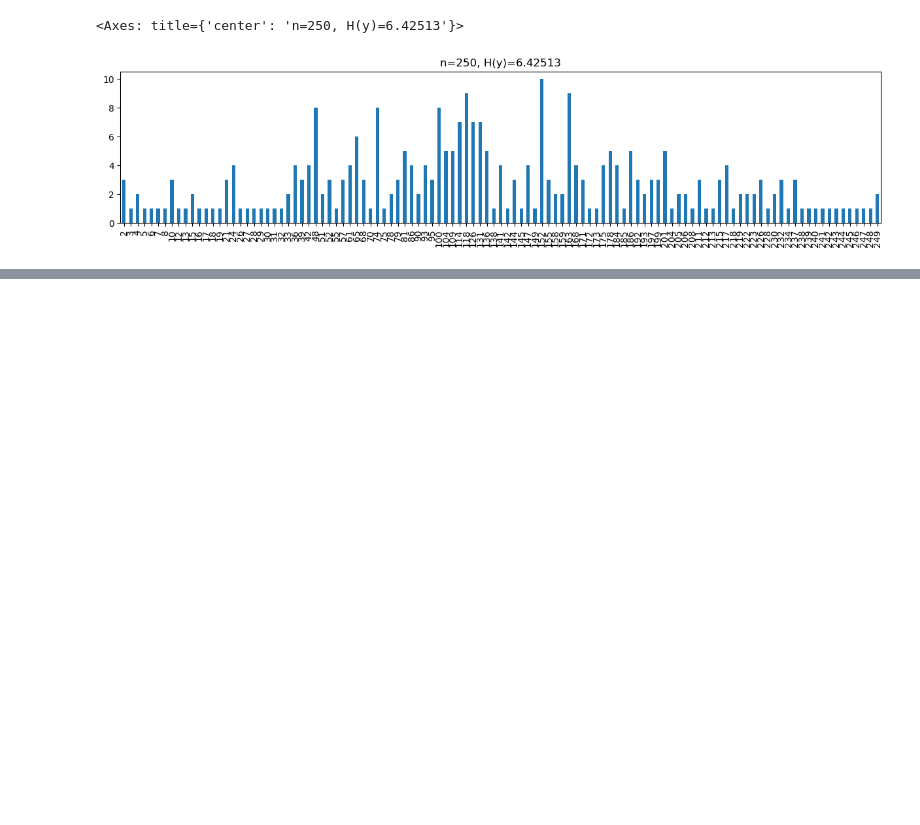
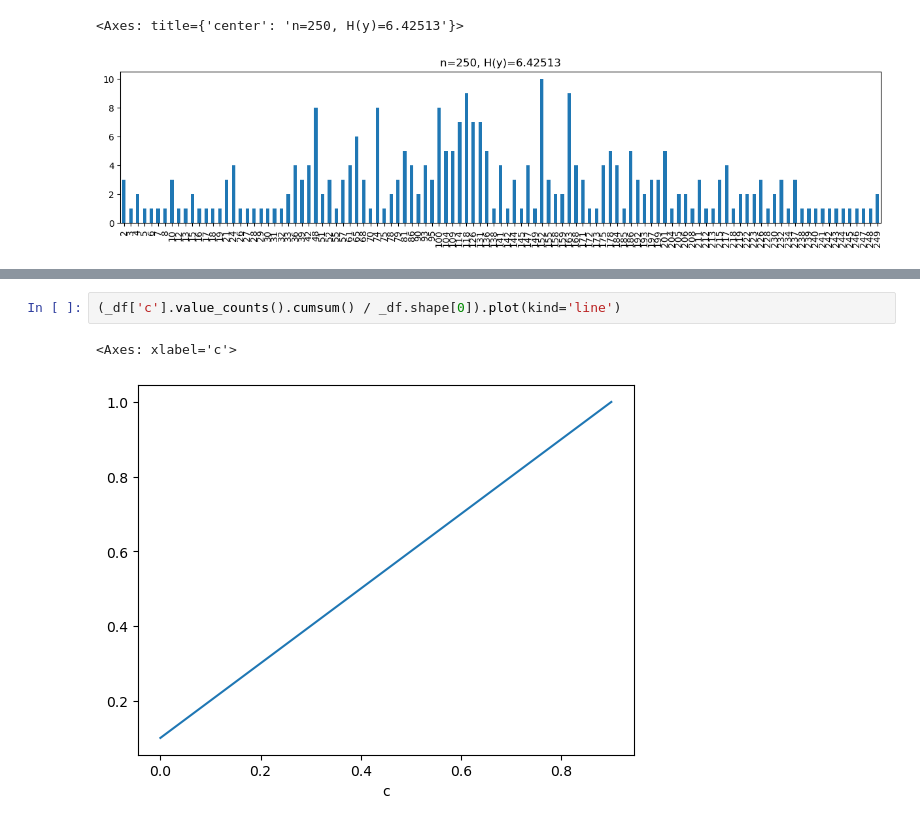
Before and after one commit to oneoffcoder/books, a Jupyter notebook: sphinx/datascience/source/flatten-probabilities.ipynb, the cells around one changed output, grey strips where cells are left out. Drawn from its saved outputs; the diff is of its cells as text; blank space fills up the shorter version.

```diff
--- a/sphinx/datascience/source/flatten-probabilities.ipynb
+++ b/sphinx/datascience/source/flatten-probabilities.ipynb
@@ -138,0 +215,5 @@ s.plot(kind='bar', figsize=(15, 3), title=f'n={n}, H(y)={h:.5f}')
+# %%
+(_df['c'].value_counts().cumsum() / _df.shape[0]).plot(kind='line')
+# %% [output]
+<Axes: xlabel='c'>
+[figure, added]
```
Also changed, not shown: parts of 9 cells of this notebook.
